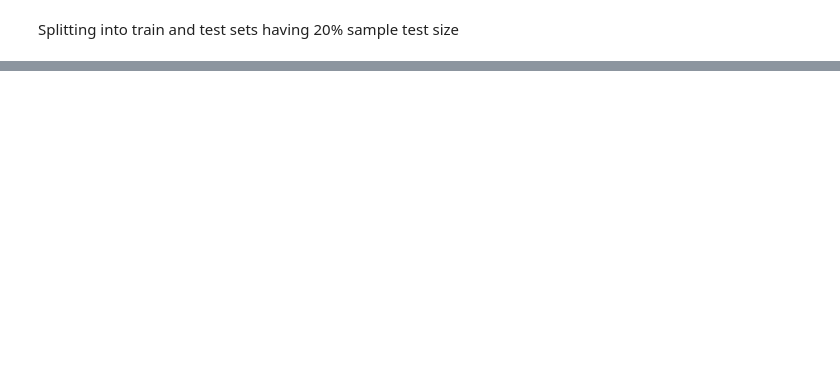
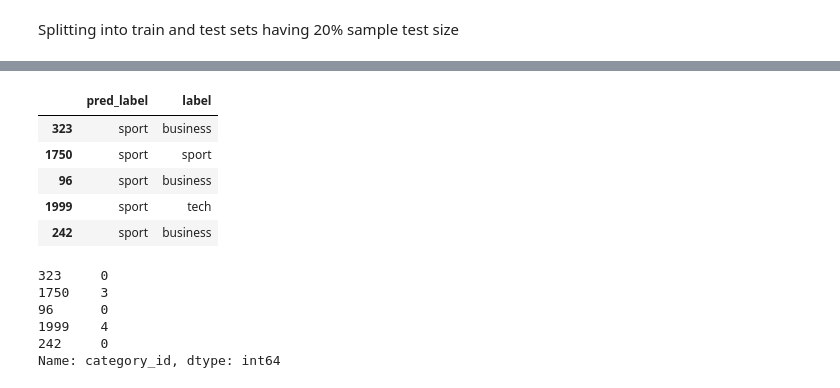
Before and after one commit to cogentdom/Text_Centroiding, a Jupyter notebook: Assgn5.ipynb, the cells around one changed output, grey strips where cells are left out. Saved outputs shown, nothing was run; the diff lists cells and outputs as text; code cells hidden in the pictures; blank space fills up the shorter version.

```diff
--- a/Assgn5.ipynb
+++ b/Assgn5.ipynb
@@ -69,0 +143,3 @@ pd.DataFrame(train_tfm.toarray(), columns=count_mod.get_feature_names()).head()
+# %%
+kmeans = KMeans(n_clusters=5)
+%time kmeans.fit(X_train_tfi, y_train)
@@ -69,0 +152,3 @@ pd.DataFrame(train_tfm.toarray(), columns=count_mod.get_feature_names()).head()
+# %%
+y_pred_kmn = pd.DataFrame(kmeans.labels_, index=y_train.index, columns=['pred_label'])
+metrics.accuracy_score(y_train, y_pred_kmn)
@@ -69,0 +166,25 @@ pd.DataFrame(train_tfm.toarray(), columns=count_mod.get_feature_names()).head()
+# %%
+ivd = {v: k for k, v in category_dict.items()}
+y_pred_kmn['label'] = y_train
+kmn_df = y_pred_kmn
+kmn_df['pred_label'].replace(ivd, inplace=True)
+kmn_df['label'].replace(ivd, inplace=True)
+
+# kmn_df = kmn_df.groupby('label')[].count().reset_index()
+kmn_df.head()
+# %% [output]
+|  | pred_label | label |
+| 323 | sport | business |
+| 1750 | sport | sport |
+| 96 | sport | business |
+| 1999 | sport | tech |
+| 242 | sport | business |
+# %%
+y_train.head()
+# %% [output]
+323     0
+1750    3
+96      0
+1999    4
+242     0
+Name: category_id, dtype: int64
```
Also changed, not shown: parts of 24 cells of this notebook.
